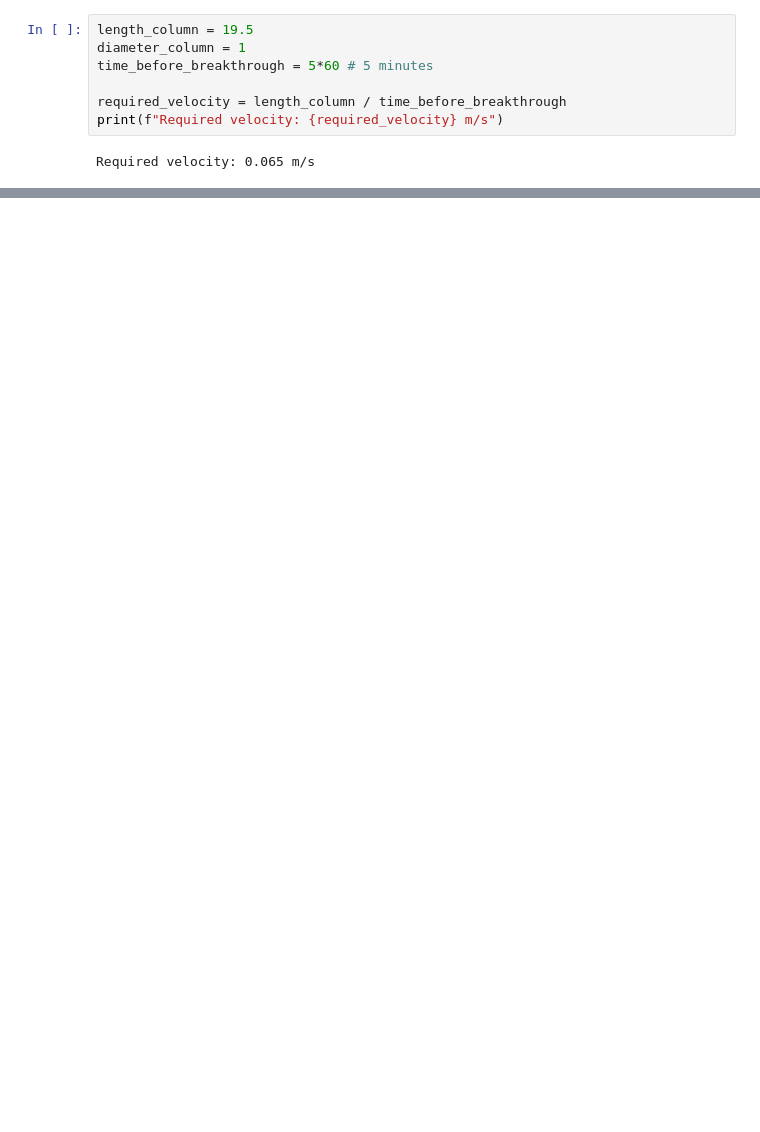
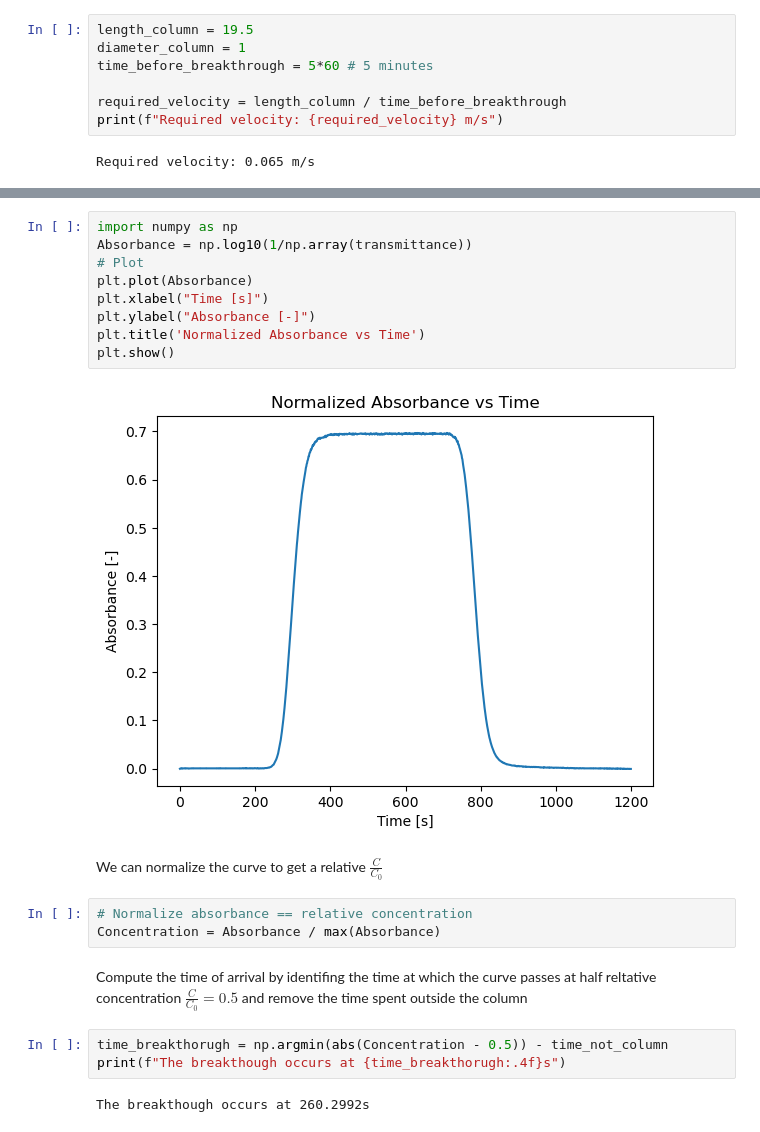
Before and after one commit to simo-pagliu/Magistrale, a Jupyter notebook: Transport of Radioactive Contaminants/Transport.ipynb, the cells around one changed output, grey strips where cells are left out. Cells and saved outputs as stored; diff of their text form; blank space fills up the shorter version.

```diff
--- a/Transport of Radioactive Contaminants/Transport.ipynb
+++ b/Transport of Radioactive Contaminants/Transport.ipynb
@@ -36,0 +264,23 @@ From this lower limit wr choose to set it to $2 \frac{mL}{min}$ considering that
+# %%
+import numpy as np
+Absorbance = np.log10(1/np.array(transmittance))
+# Plot
+plt.plot(Absorbance)
+plt.xlabel("Time [s]")
+plt.ylabel("Absorbance [-]")
+plt.title('Normalized Absorbance vs Time')
+plt.show()
+# %% [output]
+[figure, added]
+# %% [markdown]
+We can normalize the curve to get a relative $\frac{C}{C_0}$
+# %%
+# Normalize absorbance == relative concentration
+Concentration = Absorbance / max(Absorbance)
+# %% [markdown]
+Compute the time of arrival by identifing the time at which the curve passes at half reltative concentration $\frac{C}{C_0} = 0.5$ and remove the time spent outside the column
+# %%
+time_breakthorugh = np.argmin(abs(Concentration - 0.5)) - time_not_column
+print(f"The breakthough occurs at {time_breakthorugh:.4f}s")
+# %% [output]
+The breakthough occurs at 260.2992s
```
Also changed, not shown: parts of 34 cells of this notebook.
